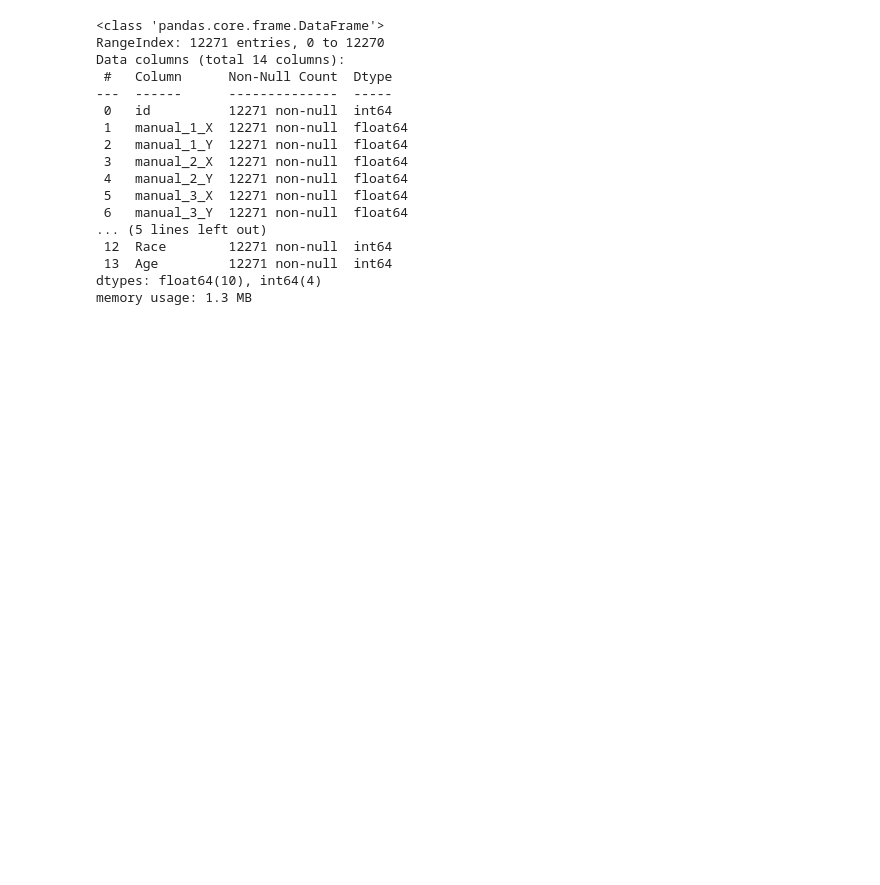
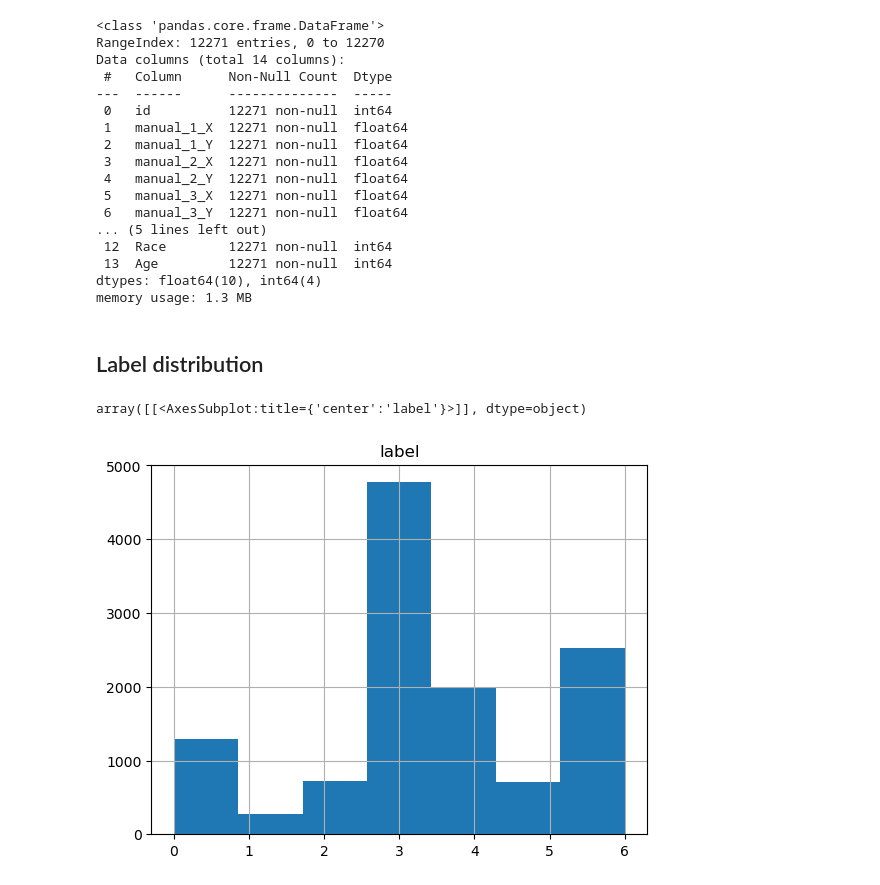
Before and after one commit to legobridge/facial-expression-recognition, a Jupyter notebook: notebooks/CleanedUp_Corrales_MLProject_EDAipynb.ipynb, the cells around one changed output. Drawn from its saved outputs; the diff is of its cells as text; code cells hidden in the pictures; blank space fills up the shorter version.

```diff
--- a/notebooks/CleanedUp_Corrales_MLProject_EDAipynb.ipynb
+++ b/notebooks/CleanedUp_Corrales_MLProject_EDAipynb.ipynb
@@ -1005,3 +1005,13 @@ Data columns (total 14 columns):
  13  Age         12271 non-null  int64
 dtypes: float64(10), int64(4)
 memory usage: 1.3 MB
+# %% [markdown]
+## Label distribution
+# %%
+train_df = pd.read_csv('../data/Annotation/joined/joined_train.csv', index_col='id')
+test_df = pd.read_csv('../data/Annotation/joined/joined_test.csv', index_col='id')
+# %%
+train_df.hist(column='label', bins=7)
+# %% [output]
+array([[<AxesSubplot:title={'center':'label'}>]], dtype=object)
+[figure, added]
```
Also changed, not shown: parts of 3 cells of this notebook, 2 other files.
